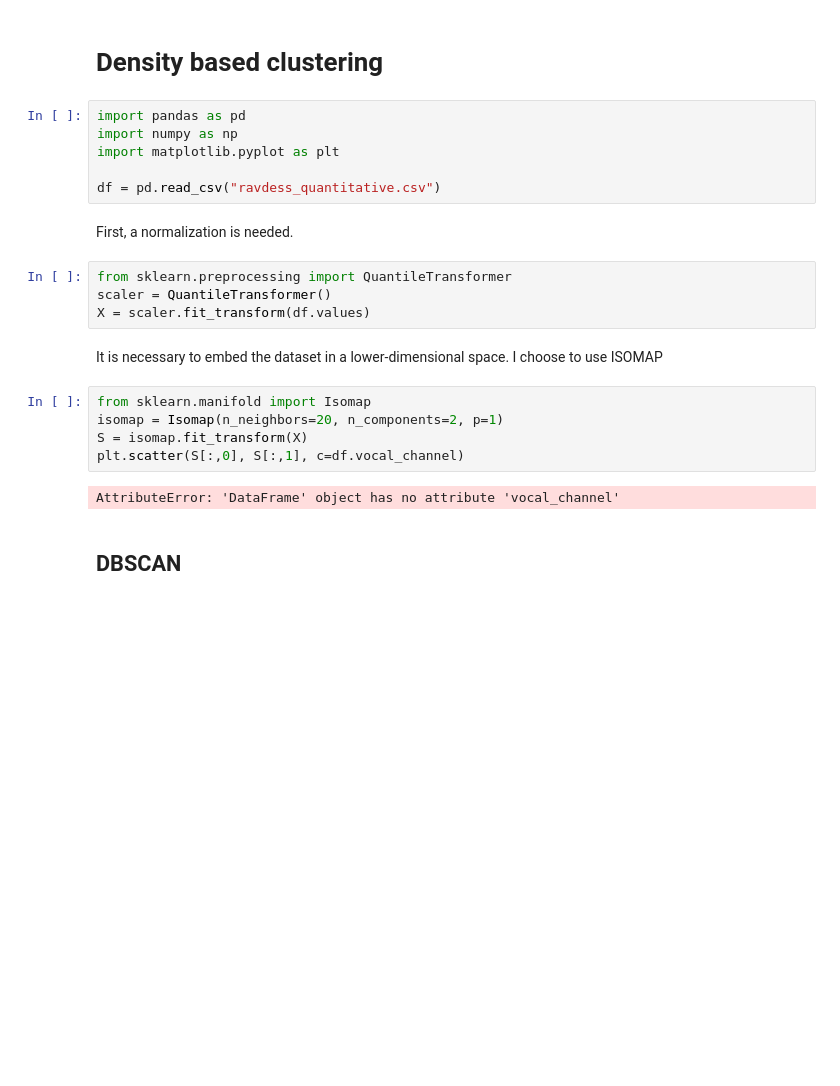
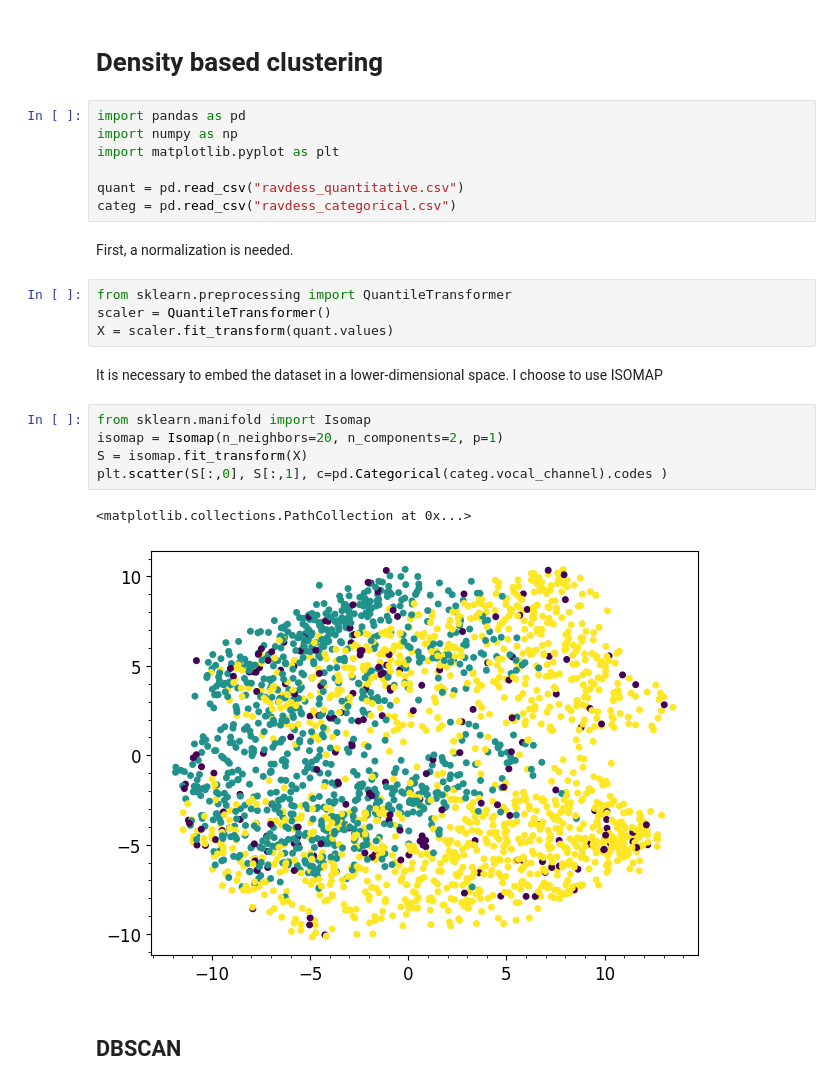
Before and after one commit to djanloo/dynamiting, a Jupyter notebook: CLUSTERING/density.ipynb, the cells around one changed output. Cells and saved outputs as stored; diff of their text form; blank space fills up the shorter version.

```diff
--- a/CLUSTERING/density.ipynb
+++ b/CLUSTERING/density.ipynb
@@ -5,22 +5,24 @@ import pandas as pd
 import numpy as np
 import matplotlib.pyplot as plt
 
-df = pd.read_csv("ravdess_quantitative.csv")
+quant = pd.read_csv("ravdess_quantitative.csv")
+categ = pd.read_csv("ravdess_categorical.csv")
 # %% [markdown]
 First, a normalization is needed.
 # %%
 from sklearn.preprocessing import QuantileTransformer
 scaler = QuantileTransformer()
-X = scaler.fit_transform(df.values)
+X = scaler.fit_transform(quant.values)
 # %% [markdown]
 It is necessary to embed the dataset in a lower-dimensional space. I choose to use ISOMAP
 # %%
 from sklearn.manifold import Isomap
 isomap = Isomap(n_neighbors=20, n_components=2, p=1)
 S = isomap.fit_transform(X)
-plt.scatter(S[:,0], S[:,1], c=df.vocal_channel)
+plt.scatter(S[:,0], S[:,1], c=pd.Categorical(categ.vocal_channel).codes )
 # %% [output]
-AttributeError: 'DataFrame' object has no attribute 'vocal_channel'
+<matplotlib.collections.PathCollection at 0x...>
+[figure, added]
 # %% [markdown]
 ## DBSCAN
 # %%
```
Also changed, not shown: parts of 4 cells of this notebook.
